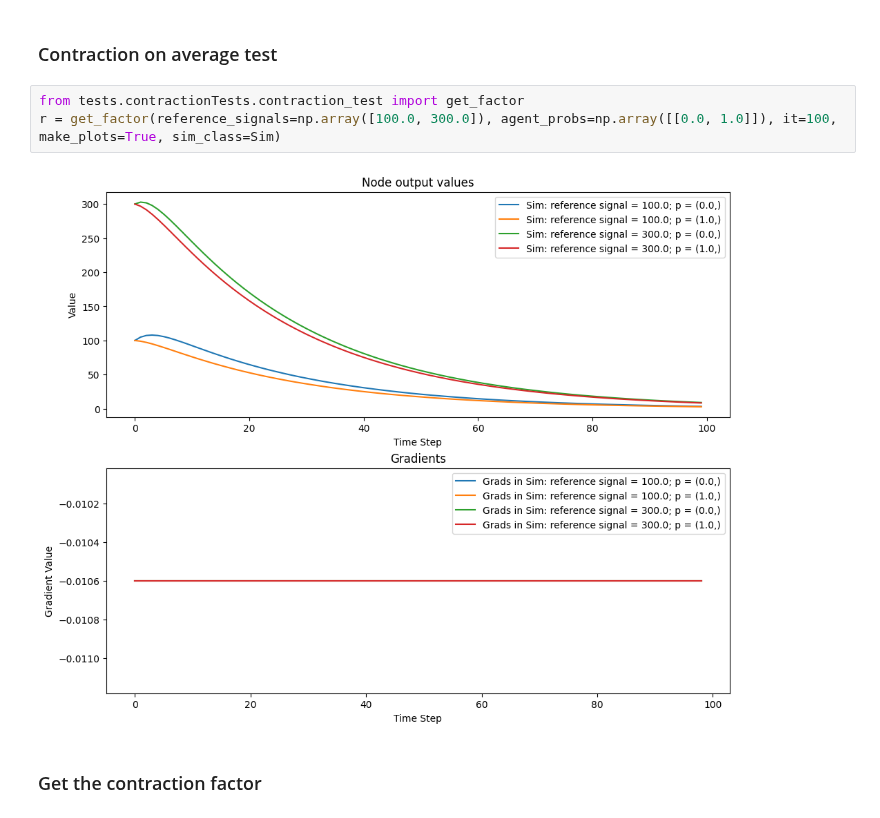
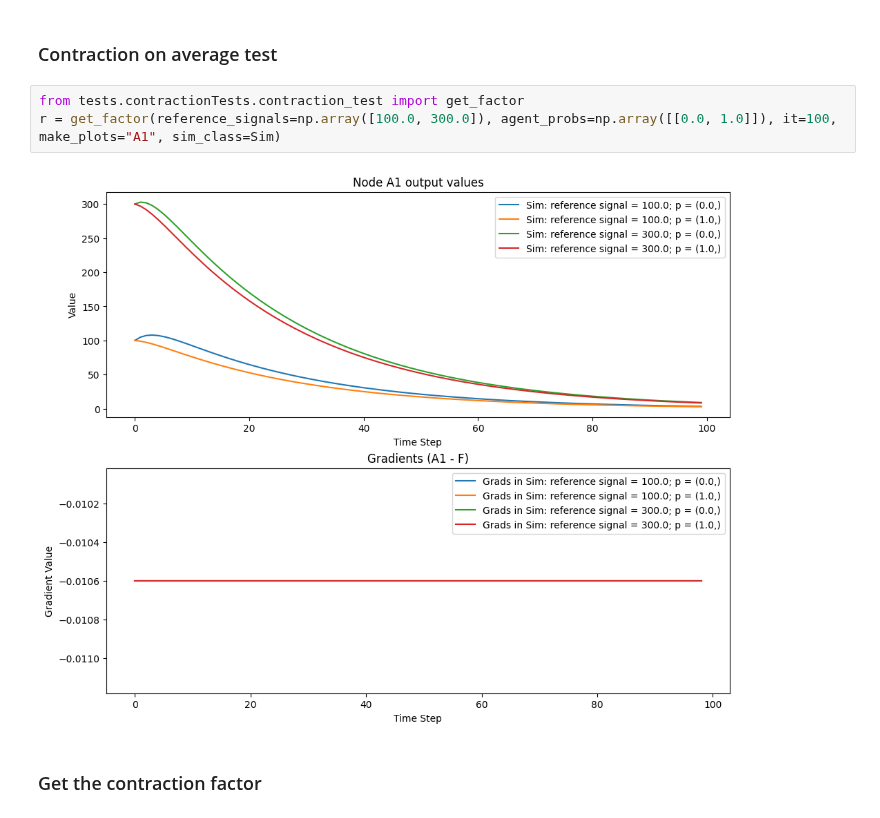
Before and after one commit to humancompatible/interconnect, a Jupyter notebook: examples/basic_simulation.ipynb, the cells around one changed output. Cells and saved outputs as stored; diff of their text form.

```diff
--- a/examples/basic_simulation.ipynb
+++ b/examples/basic_simulation.ipynb
@@ -244,9 +244,9 @@ sim.plot.runtimes()
 ### Contraction on average test
 # %%
 from tests.contractionTests.contraction_test import get_factor
-r = get_factor(reference_signals=np.array([100.0, 300.0]), agent_probs=np.array([[0.0, 1.0]]), it=100, make_plots=True, sim_class=Sim)
+r = get_factor(reference_signals=np.array([100.0, 300.0]), agent_probs=np.array([[0.0, 1.0]]), it=100, make_plots="A1", sim_class=Sim)
 # %% [output]
-[figure, old version]
+[figure, new version]
 # %% [markdown]
 ### Get the contraction factor
 # %%
```
Also changed, not shown: parts of 2 cells of this notebook, 6 other files.
